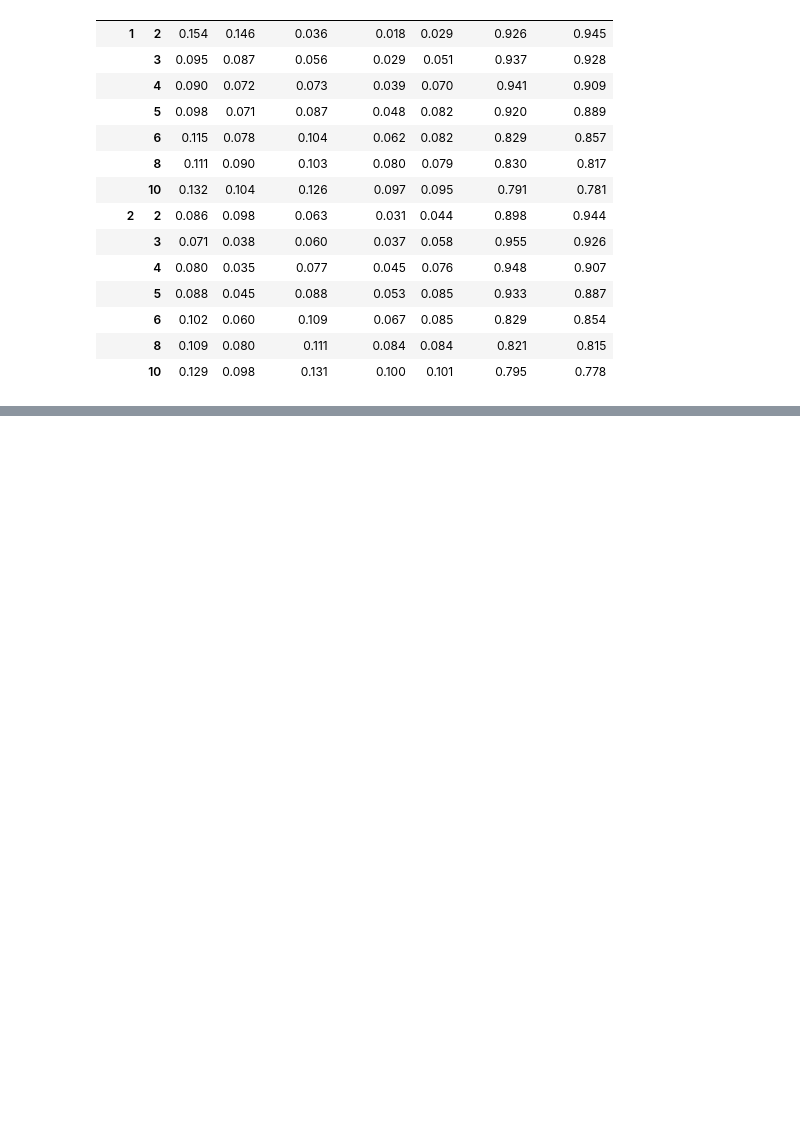
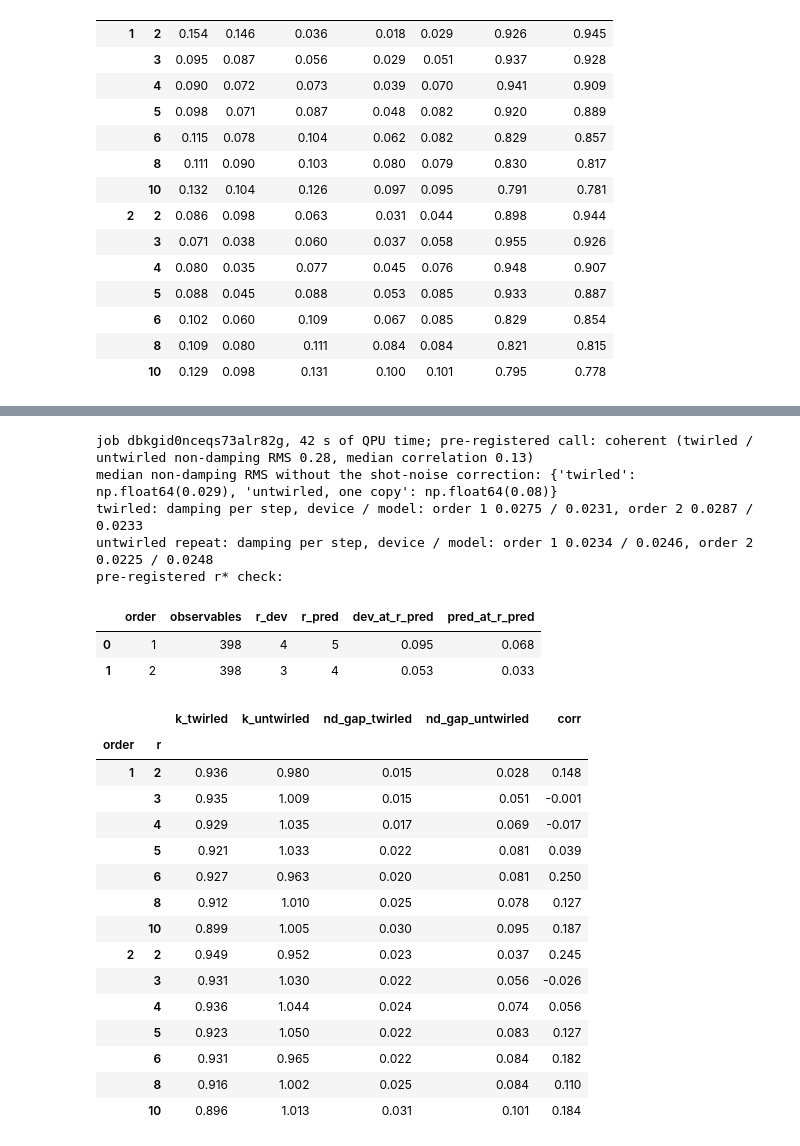
Before and after one commit to jayhsu0627/qtrotter, a Jupyter notebook: notebooks/trotter_under_noise.ipynb, the cells around one changed output, grey strips where cells are left out. Saved outputs shown, nothing was run; the diff lists cells and outputs as text; code cells hidden in the pictures; blank space fills up the shorter version.

```diff
--- a/notebooks/trotter_under_noise.ipynb
+++ b/notebooks/trotter_under_noise.ipynb
@@ -1806,0 +1779,45 @@ represents.
+# %%
+from qtrotter.hardware import non_damping, twirl_test
+
+tw_record = json.load(open(ROOT / "results/hardware_twirl_job.json"))
+tw_flat = pd.read_csv(ROOT / "results/hardware_twirl_values.csv").drop(columns="t")
+tw_table, tw_verdict = twirl_test(tw_flat, rep_flat)
+print(f"job {tw_record['job_id']}, {tw_record.get('usage_seconds')} s of QPU time; pre-registered call: "
+      f"{tw_verdict['verdict']} (twirled / untwirled non-damping RMS {tw_verdict['nd_gap_ratio']:.2f}, "
+      f"median correlation {tw_verdict['corr']:.2f})")
+raw = {name: np.sqrt((non_damping(v, source=src)[0] ** 2).mean(axis=1)).median()
+       for name, v, src in (("twirled", tw_flat, "hardware"), ("untwirled, one copy", rep_flat, "hardware_0"))}
+print("median non-damping RMS without the shot-noise correction:", {k: round(v, 3) for k, v in raw.items()})
+for name, v in (("twirled", tw_flat), ("untwirled repeat", rep_flat)):
+    g = gap_table(v)
+    rate = {(o, c): -np.polyfit(g.loc[o].index, np.log(g.loc[o][c]), 1)[0] for o in (1, 2) for c in ("damp_dev", "damp_pred")}
+    print(f"{name}: damping per step, device / model: " + ", ".join(
+        f"order {o} {rate[(o, 'damp_dev')]:.4f} / {rate[(o, 'damp_pred')]:.4f}" for o in (1, 2)))
+print("pre-registered r* check:")
+display(leave_out(tw_flat, []).round(3))
+tw_table.round(3)
+# %% [output]
+job dbkgid0nceqs73alr82g, 42 s of QPU time; pre-registered call: coherent (twirled / untwirled non-damping RMS 0.28, median correlation 0.13)
+median non-damping RMS without the shot-noise correction: {'twirled': np.float64(0.029), 'untwirled, one copy': np.float64(0.08)}
+twirled: damping per step, device / model: order 1 0.0275 / 0.0231, order 2 0.0287 / 0.0233
+untwirled repeat: damping per step, device / model: order 1 0.0234 / 0.0246, order 2 0.0225 / 0.0248
+pre-registered r* check:
+|  | order | observables | r_dev | r_pred | dev_at_r_pred | pred_at_r_pred |
+| 0 | 1 | 398 | 4 | 5 | 0.095 | 0.068 |
+| 1 | 2 | 398 | 3 | 4 | 0.053 | 0.033 |
+|  |  | k_twirled | k_untwirled | nd_gap_twirled | nd_gap_untwirled | corr |
+| order | r |  |  |  |  |  |
+| 1 | 2 | 0.936 | 0.980 | 0.015 | 0.028 | 0.148 |
+|  | 3 | 0.935 | 1.009 | 0.015 | 0.051 | -0.001 |
+|  | 4 | 0.929 | 1.035 | 0.017 | 0.069 | -0.017 |
+|  | 5 | 0.921 | 1.033 | 0.022 | 0.081 | 0.039 |
+|  | 6 | 0.927 | 0.963 | 0.020 | 0.081 | 0.250 |
+|  | 8 | 0.912 | 1.010 | 0.025 | 0.078 | 0.127 |
+|  | 10 | 0.899 | 1.005 | 0.030 | 0.095 | 0.187 |
+| 2 | 2 | 0.949 | 0.952 | 0.023 | 0.037 | 0.245 |
+|  | 3 | 0.931 | 1.030 | 0.022 | 0.056 | -0.026 |
+|  | 4 | 0.936 | 1.044 | 0.024 | 0.074 | 0.056 |
+|  | 5 | 0.923 | 1.050 | 0.022 | 0.083 | 0.127 |
+|  | 6 | 0.931 | 0.965 | 0.022 | 0.084 | 0.182 |
+|  | 8 | 0.916 | 1.002 | 0.025 | 0.084 | 0.110 |
+|  | 10 | 0.896 | 1.013 | 0.031 | 0.101 | 0.184 |
```
Also changed, not shown: parts of 9 cells of this notebook, 2 other files.
